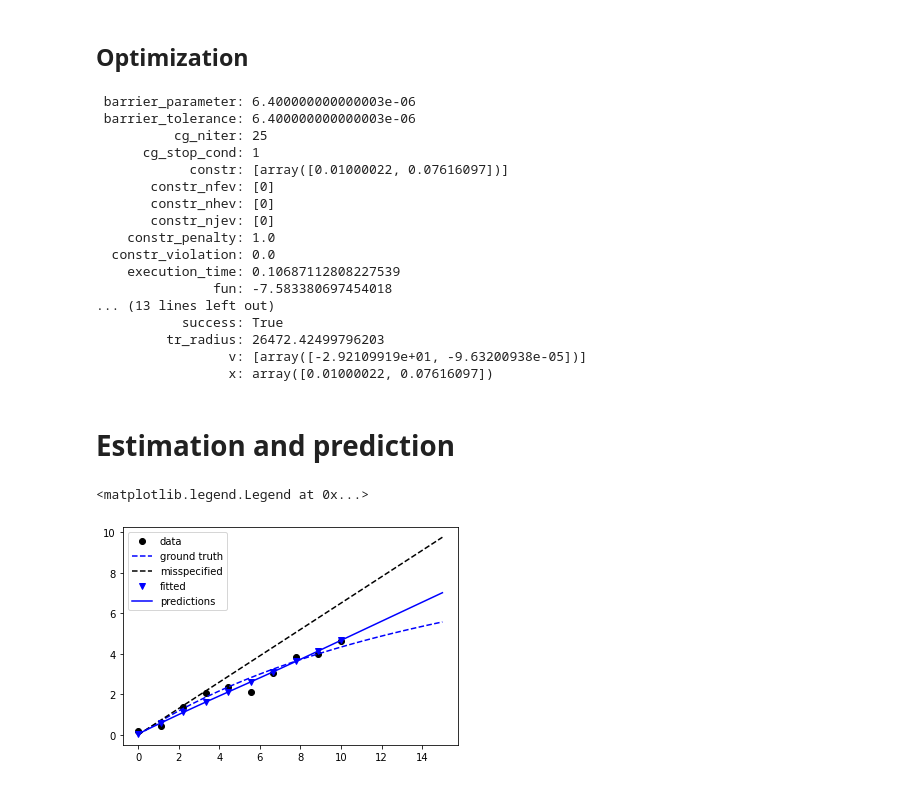
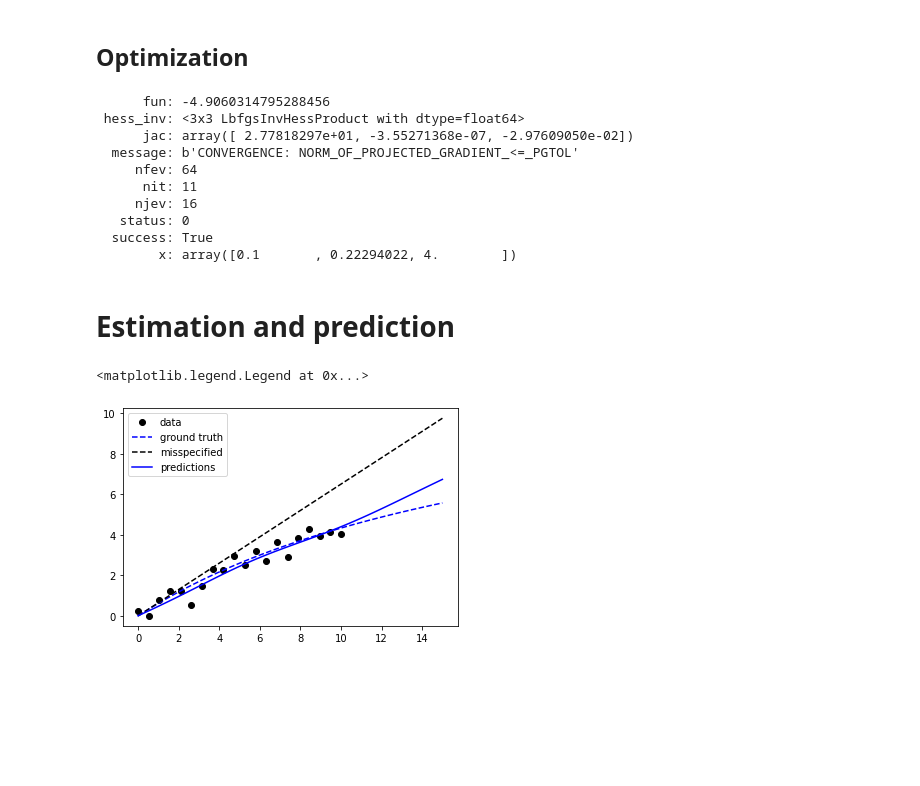
Before and after one commit to kylajones/nl_stochastic_opt, a Jupyter notebook: optimization_nb.ipynb, the cells around one changed output. Cells and saved outputs as stored; diff of their text form; code cells hidden in the pictures; blank space fills up the shorter version.

```diff
--- a/optimization_nb.ipynb
+++ b/optimization_nb.ipynb
@@ -252,13 +218,13 @@ def gp_predict(σsq, X, y, x_star):
 np.random.seed(234)
 
 # select independent variables
-x = np.linspace(0, 10, 10)
+x = np.linspace(0, 10, 20)
 
 # compute ground truth model
 ζ = mchlis_ment(x)
 
 # set ground truth variance of noise
-σϵsq_tru = 0.05
+σϵsq_tru = 0.1
 
 # generate i.i.d. normal measurement error, ϵ_1 ,..., ϵ_n ~iid N(0,σϵsq_tru)
 ϵ = stats.norm.rvs(loc = 0, scale = np.sqrt(σϵsq_tru), size = len(x))
@@ -283,78 +249,73 @@ plt.plot(x,np.dot(X,θ),'k--')
 # %% [markdown]
 ## Set bounds and initial values for parameter estimation
 # %%
-## variance of discrepancy
+# variance of discrepancy
 # lower bound
-σδsq_lo = 0.01
+σδsq_lo = 0.1
 # upper bound
-σδsq_hi = 10
+σδsq_hi = 2
 # inital guess
-σδsq_0 = 0.07
+σδsq_0 = 1
 
 ## variance of noise
 # lower bound
 σϵsq_lo = 0.01
 # upper bound
-σϵsq_hi = 10
+σϵsq_hi = 2
 # inital guess
-σϵsq_0 = 0.1
+σϵsq_0 = 1
+
+## length scale hyperparameter
+# lower bound
+ψ_lo = 0.1
+# upper bound
+ψ_hi = 4
+# inital guess
+ψ_0 = 2
 
 ## concatenate bounds and inital guesses
 # bounds
-bds = [(σδsq_lo, σδsq_hi),(σϵsq_lo, σϵsq_hi)]
+bds = [(σδsq_lo, σδsq_hi),(σϵsq_lo, σϵsq_hi),(ψ_lo, ψ_hi)]
 # inital guesses
-σsq_0 = [σδsq_0, σϵsq_0]
+ω_0 = [σδsq_0, σϵsq_0, ψ_0]
 # %% [markdown]
 ## Optimization
 # %%
-results = optimize.minimize(log_like, x0 = σsq_0, args = (X, y), method = 'trust-constr', bounds = bds)
+results = optimize.minimize(log_like, x0 = ω_0, args = (X, y), bounds = bds)
 results
 # %% [output]
- barrier_parameter: 6.400000000000003e-06
- barrier_tolerance: 6.400000000000003e-06
-          cg_niter: 25
-      cg_stop_cond: 1
-            constr: [array([0.01000022, 0.07616097])]
-       constr_nfev: [0]
-       constr_nhev: [0]
-       constr_njev: [0]
-    constr_penalty: 1.0
-  constr_violation: 0.0
-    execution_time: 0.10687112808227539
-               fun: -7.583380697454018
-... (13 lines left out)
-           success: True
-         tr_radius: 26472.42499796203
-                 v: [array([-2.92109919e+01, -9.63200938e-05])]
-                 x: array([0.01000022, 0.07616097])
+      fun: -4.9060314795288456
+ hess_inv: <3x3 LbfgsInvHessProduct with dtype=float64>
+      jac: array([ 2.77818297e+01, -3.55271368e-07, -2.97609050e-02])
+  message: b'CONVERGENCE: NORM_OF_PROJECTED_GRADIENT_<=_PGTOL'
+     nfev: 64
+      nit: 11
+     njev: 16
+   status: 0
+  success: True
+        x: array([0.1       , 0.22294022, 4.        ])
 # %% [markdown]
 # Estimation and prediction
 # %%
 # unpack results of optimizations
-σsq = results.x
-
-# estimate fit to data
-ζ_hat = est_ζ(σsq, X, y)
+ω = results.x
 
 # predict outside training data
 x_star = np.linspace(0,15)
-μ, Σ = gp_predict(σsq, X, y, x_star)
+μ, Σ = gp_predict(ω, X, y, x_star)
 # %%
 # plot data
 plt.plot(x, y,'ko', label = 'data')
 
 # plot ground truth model
 plt.plot(x_star, mchlis_ment(x_star),'b--', label = 'ground truth')
 
 # plot misspecified model
 plt.plot(x_star,np.dot(x_star,0.65),'k--', label = 'misspecified')
 
-# plot estimates
-plt.plot(x, ζ_hat,'bv', label = 'fitted')
-
 # plot predictions
 plt.plot(x_star, μ, 'b-', label = 'predictions' )
 plt.legend()
 # %% [output]
 <matplotlib.legend.Legend at 0x...>
-[figure, old version]
+[figure, new version]
```
Also changed, not shown: parts of 6 cells of this notebook.
